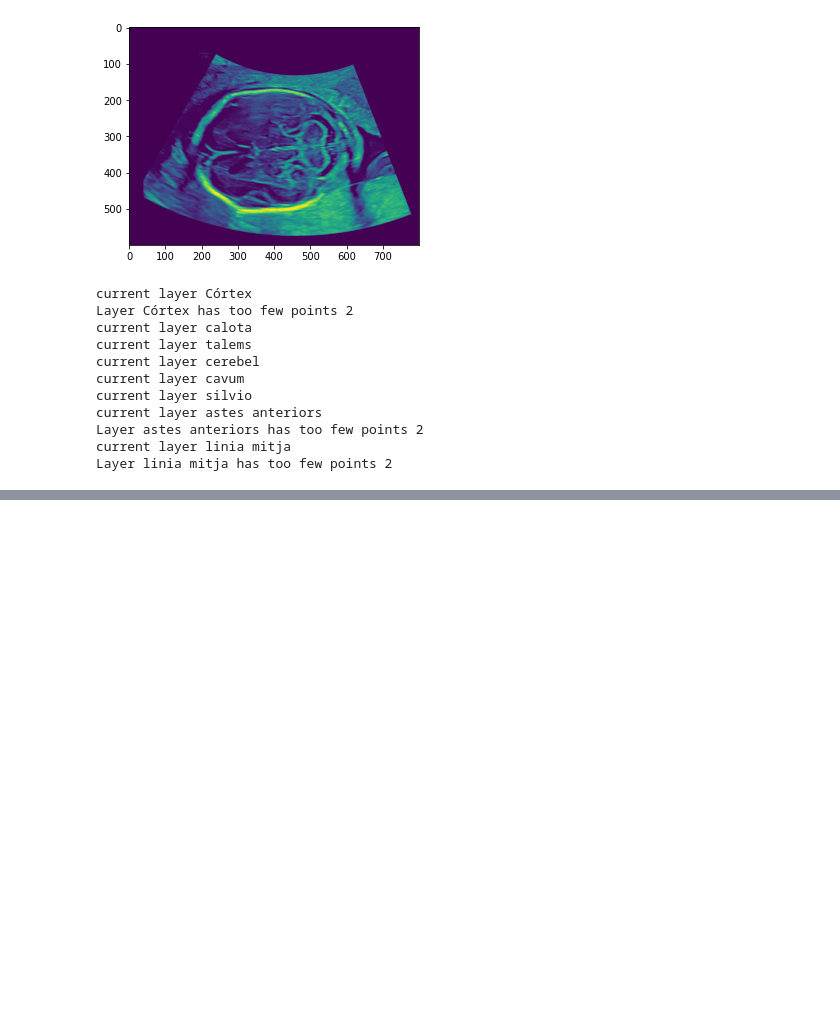
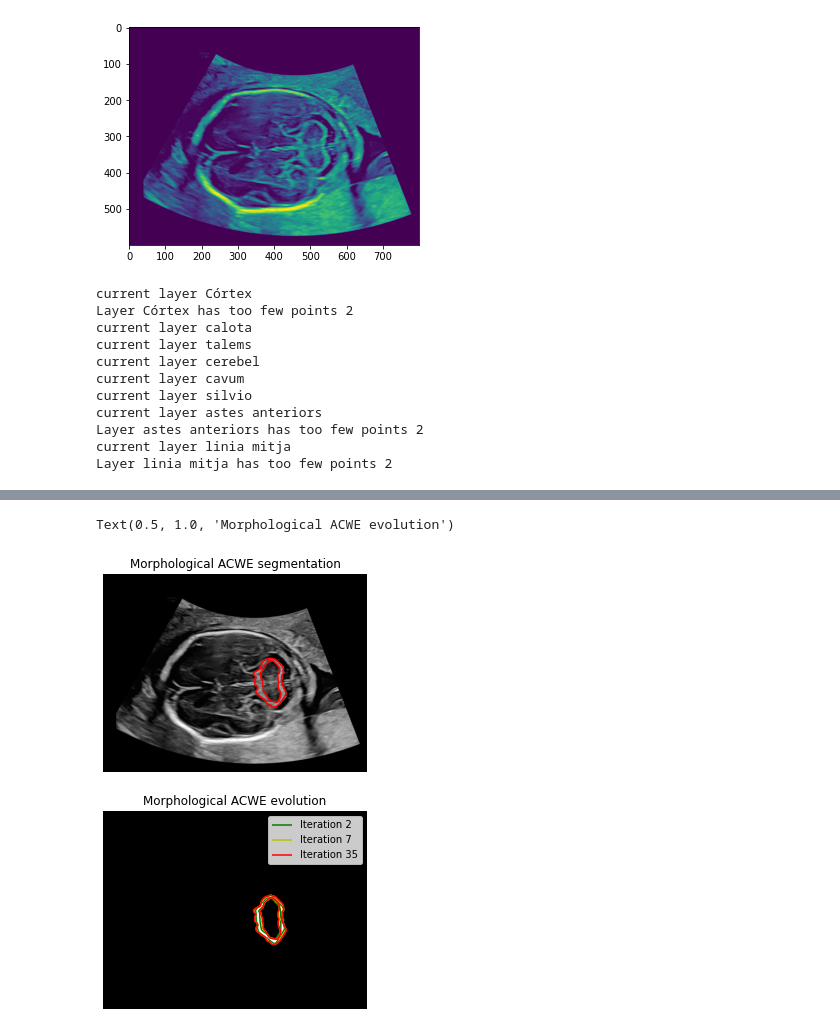
Before and after one commit to marianocabezas/fetal-brain, a Jupyter notebook: snakes.ipynb, the cells around one changed output, grey strips where cells are left out. Saved outputs shown, nothing was run; the diff lists cells and outputs as text; code cells hidden in the pictures; blank space fills up the shorter version.

```diff
--- a/snakes.ipynb
+++ b/snakes.ipynb
@@ -191,0 +196,78 @@ plt.show()
+# %%
+# source https://scikit-image.org/docs/stable/auto_examples/segmentation/plot_morphsnakes.html
+# Let's try ACWE
+
+import numpy as np
+import matplotlib.pyplot as plt
+from skimage import data, img_as_float
+from skimage.segmentation import (morphological_chan_vese,
+                                  morphological_geodesic_active_contour,
+                                  inverse_gaussian_gradient,
+                                  checkerboard_level_set)
+
+
+def store_evolution_in(lst):
+    """Returns a callback function to store the evolution of the level sets in
+    the given list.
+    """
+
+    def _store(x):
+        lst.append(np.copy(x))
+
+    return _store
+
+
+# Load image
+
+image, data, labels, points = load_xcf("data/1.xcf")
+
+dict1 = makeDict(labels,points)
+
+height, width = image.shape
+
+lay = "cerebel"
+
+mask = layerMask(lay,dict1,height, width)
+
+# Morphological GAC
+#image = img_as_float(data.coins())
+imageProcess = img_as_float(image)
+
+# Initial level set
+#init_ls = np.zeros(image.shape, dtype=np.int8)
+#init_ls[10:-10, 10:-10] = 1
+init_ls=np.squeeze(mask)
+
+# List with intermediate results for plotting the evolution
+evolution = []
+callback = store_evolution_in(evolution)
+
+ls = morphological_chan_vese(imageProcess, iterations=10, init_level_set=init_ls,
+                             smoothing=3, lambda2=1,iter_callback=callback)
+
+cv2.imwrite("im.jpg",image)
+cv2.imwrite("init.jpg",init_ls)
+cv2.imwrite("ou.jpg",255*ls)
+
+fig, axes = plt.subplots(2, 1, figsize=(8, 8))
+ax = axes.flatten()
+
+abx[0].imshow(imageProcess, cmap="gray")
+ax[0].set_axis_off()
+ax[0].contour(ls, [0.5], colors='r')
+ax[0].set_title("Morphological ACWE segmentation", fontsize=12)
+
+ax[1].imshow(ls, cmap="gray")
+ax[1].set_axis_off()
+contour = ax[1].contour(evolution[2], [0.5], colors='g')
+contour.collections[0].set_label("Iteration 2")
+contour = ax[1].contour(evolution[7], [0.5], colors='y')
+contour.collections[0].set_label("Iteration 7")
+contour = ax[1].contour(evolution[-1], [0.5], colors='r')
+contour.collections[0].set_label("Iteration 35")
+ax[1].legend(loc="upper right")
+title = "Morphological ACWE evolution"
+ax[1].set_title(title, fontsize=12)
+# %% [output]
+Text(0.5, 1.0, 'Morphological ACWE evolution')
+[figure, added]
```
Also changed, not shown: parts of 3 cells of this notebook.
